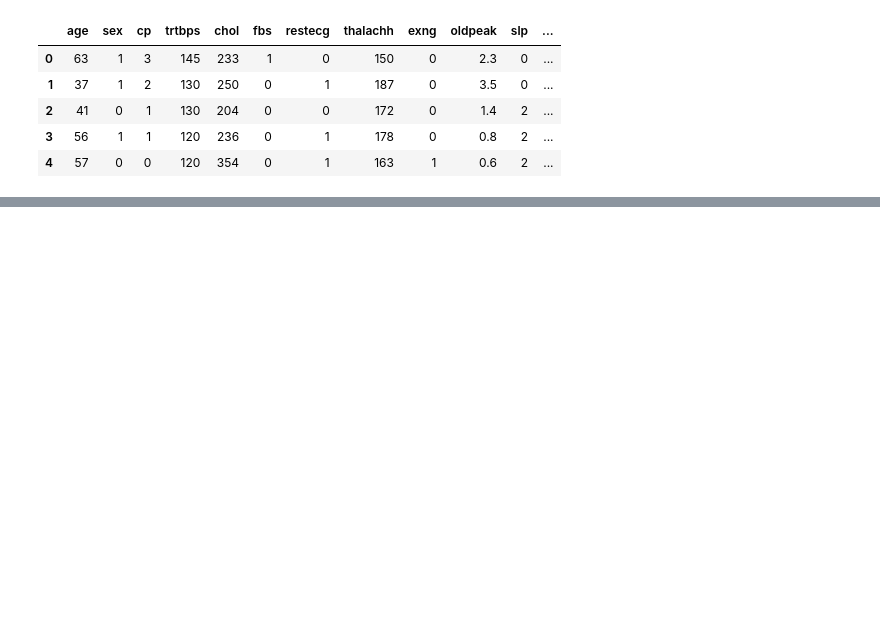
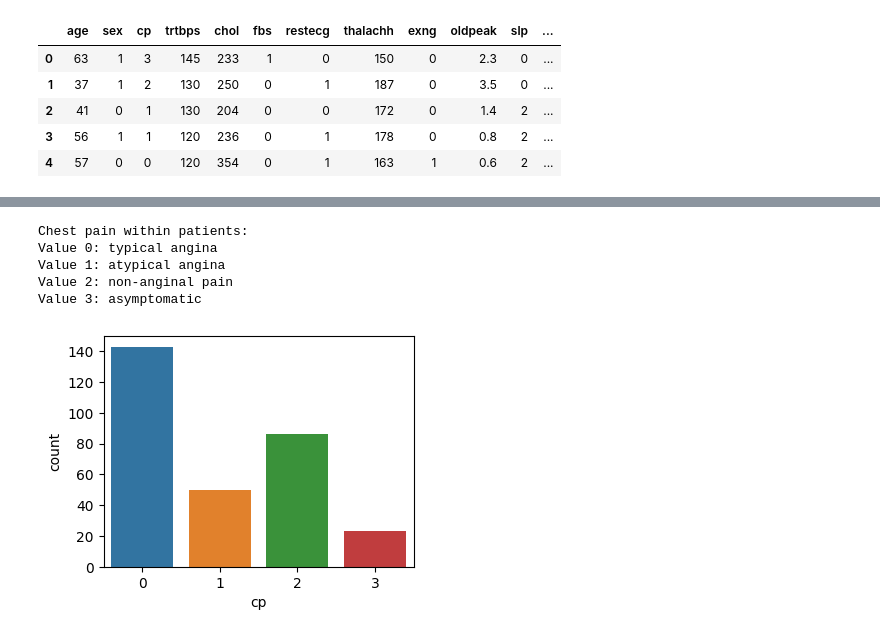
Before and after one commit to JoaquinWelch/heart_disease-proj, a Jupyter notebook: heartpred.ipynb, the cells around one changed output, grey strips where cells are left out. Saved outputs shown, nothing was run; the diff lists cells and outputs as text; code cells hidden in the pictures; blank space fills up the shorter version.

```diff
--- a/heartpred.ipynb
+++ b/heartpred.ipynb
@@ -86 +130,12 @@ plt.show()
 [figure]
+# %%
+plt.figure(figsize=(4,3))
+sns.countplot(x='cp', data=df)
+print('Chest pain within patients:\nValue 0: typical angina\nValue 1: atypical angina\nValue 2: non-anginal pain\nValue 3: asymptomatic')
+# %% [output]
+Chest pain within patients:
+Value 0: typical angina
+Value 1: atypical angina
+Value 2: non-anginal pain
+Value 3: asymptomatic
+[figure, added]
```
Also changed, not shown: parts of 26 cells of this notebook.
